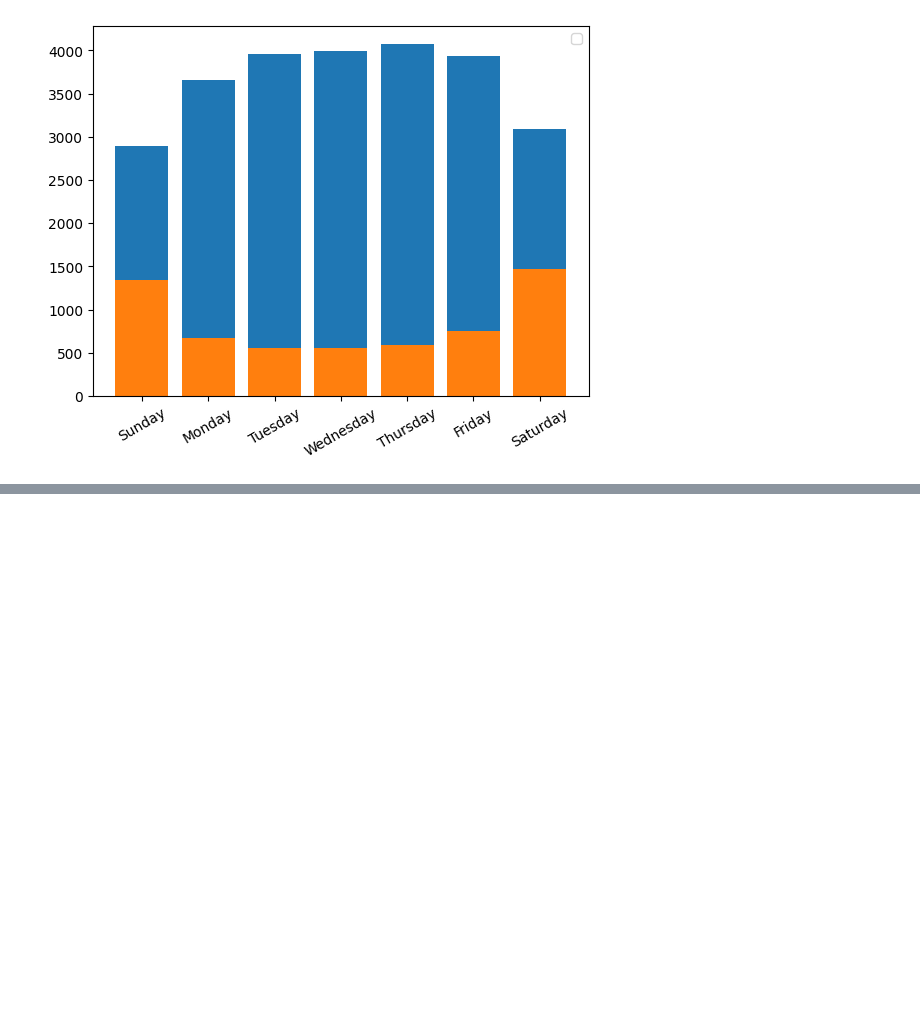
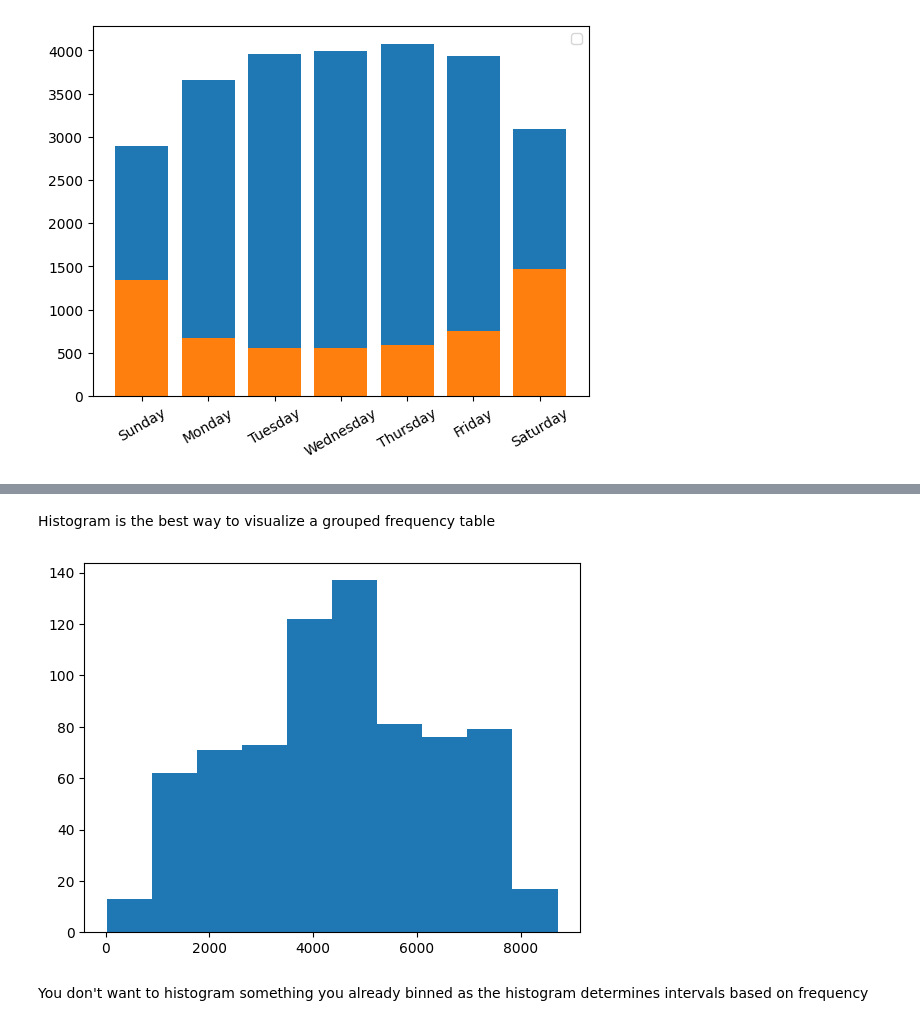
Before and after one commit to MathewLipman/Work-Samples, a Jupyter notebook: Bike_Share_Time_Series.ipynb, the cells around one changed output, grey strips where cells are left out. Saved outputs shown, nothing was run; the diff lists cells and outputs as text; code cells hidden in the pictures; blank space fills up the shorter version.

```diff
--- a/Bike_Share_Time_Series.ipynb
+++ b/Bike_Share_Time_Series.ipynb
@@ -618,0 +731,9 @@ Name: weekday, dtype: int64
+# %% [markdown]
+Histogram is the best way to visualize a grouped frequency table
+# %%
+plt.hist(day['cnt'])
+plt.show()
+# %% [output]
+[figure, added]
+# %% [markdown]
+You don't want to histogram something you already binned as the histogram determines intervals based on frequency
```
Also changed, not shown: parts of 13 cells of this notebook.
